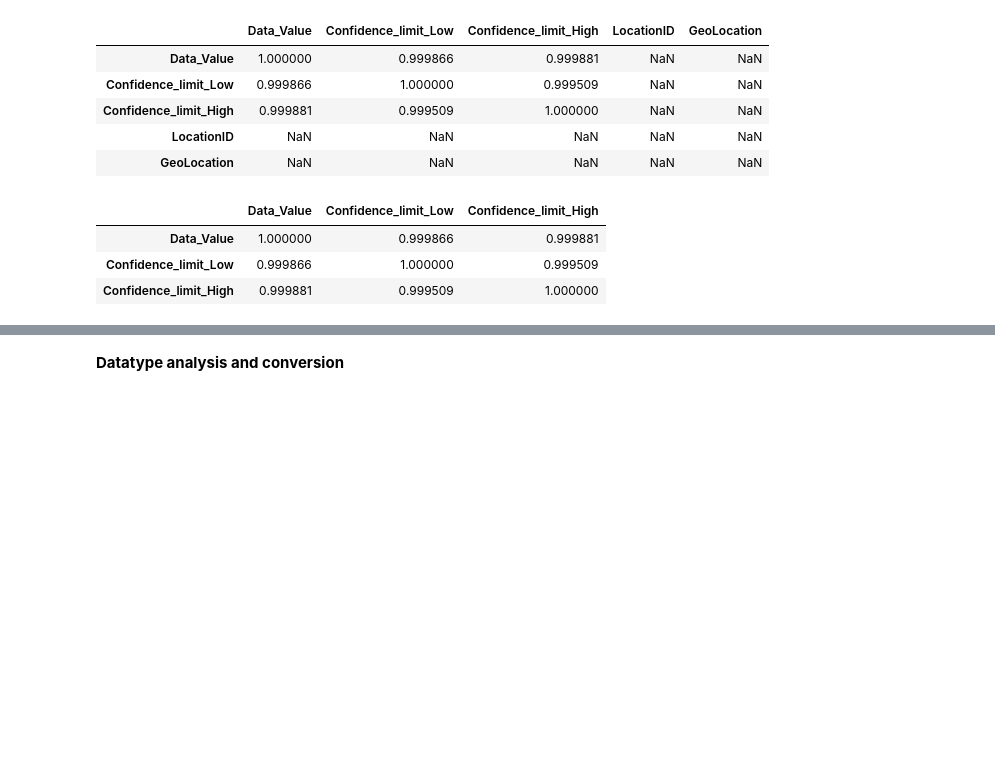
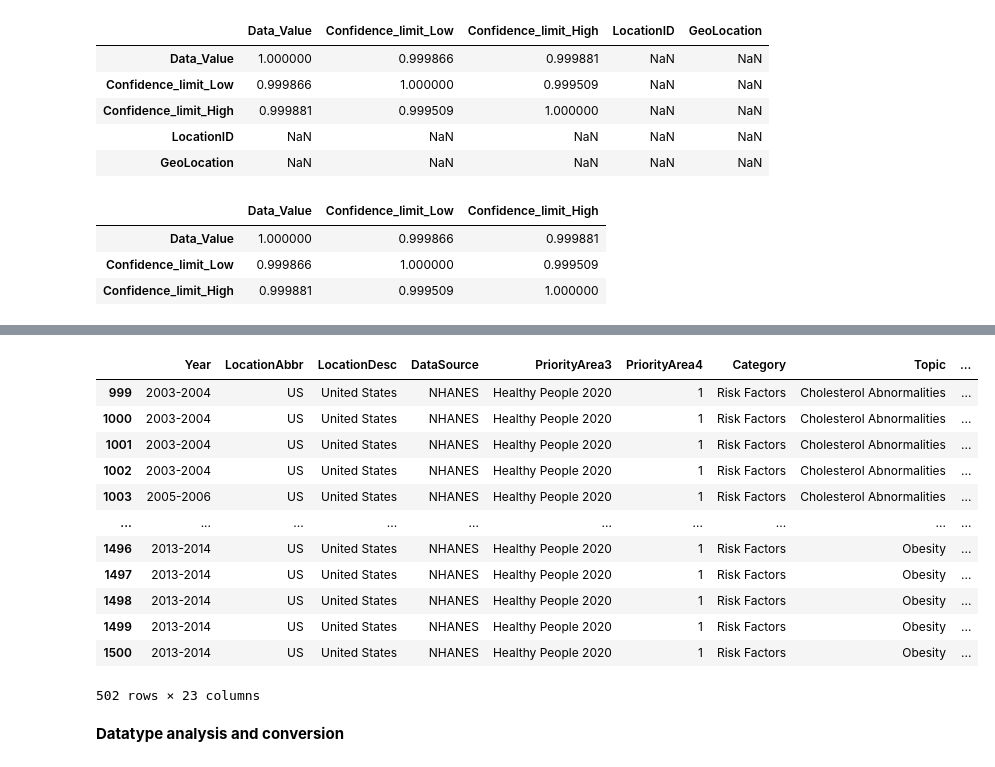
Before and after one commit to andrewhslr419/Builds, a Jupyter notebook: NHNES_Build.ipynb, the cells around one changed output, grey strips where cells are left out. Saved outputs shown, nothing was run; the diff lists cells and outputs as text; code cells hidden in the pictures; blank space fills up the shorter version.

```diff
--- a/NHNES_Build.ipynb
+++ b/NHNES_Build.ipynb
@@ -238,3 +263,19 @@ survey.head()
+# %%
+survey.iloc[999:1501]
+# %% [output]
+|  | Year | LocationAbbr | LocationDesc | DataSource | PriorityArea3 | PriorityArea4 | Category | Topic | ... |
+| 999 | 2003-2004 | US | United States | NHANES | Healthy People 2020 | 1 | Risk Factors | Cholesterol Abnormalities | ... |
+| 1000 | 2003-2004 | US | United States | NHANES | Healthy People 2020 | 1 | Risk Factors | Cholesterol Abnormalities | ... |
+| 1001 | 2003-2004 | US | United States | NHANES | Healthy People 2020 | 1 | Risk Factors | Cholesterol Abnormalities | ... |
+| 1002 | 2003-2004 | US | United States | NHANES | Healthy People 2020 | 1 | Risk Factors | Cholesterol Abnormalities | ... |
+| 1003 | 2005-2006 | US | United States | NHANES | Healthy People 2020 | 1 | Risk Factors | Cholesterol Abnormalities | ... |
+| ... | ... | ... | ... | ... | ... | ... | ... | ... | ... |
+| 1496 | 2013-2014 | US | United States | NHANES | Healthy People 2020 | 1 | Risk Factors | Obesity | ... |
+| 1497 | 2013-2014 | US | United States | NHANES | Healthy People 2020 | 1 | Risk Factors | Obesity | ... |
+| 1498 | 2013-2014 | US | United States | NHANES | Healthy People 2020 | 1 | Risk Factors | Obesity | ... |
+| 1499 | 2013-2014 | US | United States | NHANES | Healthy People 2020 | 1 | Risk Factors | Obesity | ... |
+| 1500 | 2013-2014 | US | United States | NHANES | Healthy People 2020 | 1 | Risk Factors | Obesity | ... |
+502 rows × 23 columns
 # %% [markdown]
 **Datatype analysis and conversion**
 # %%
```
Also changed, not shown: parts of 13 cells of this notebook.
